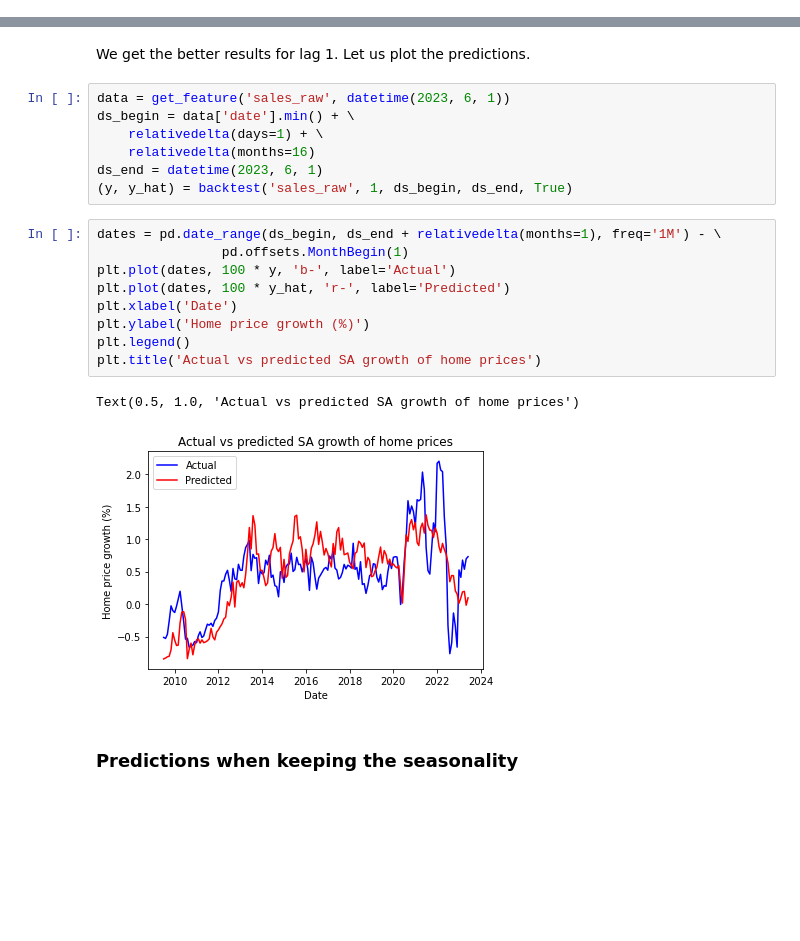
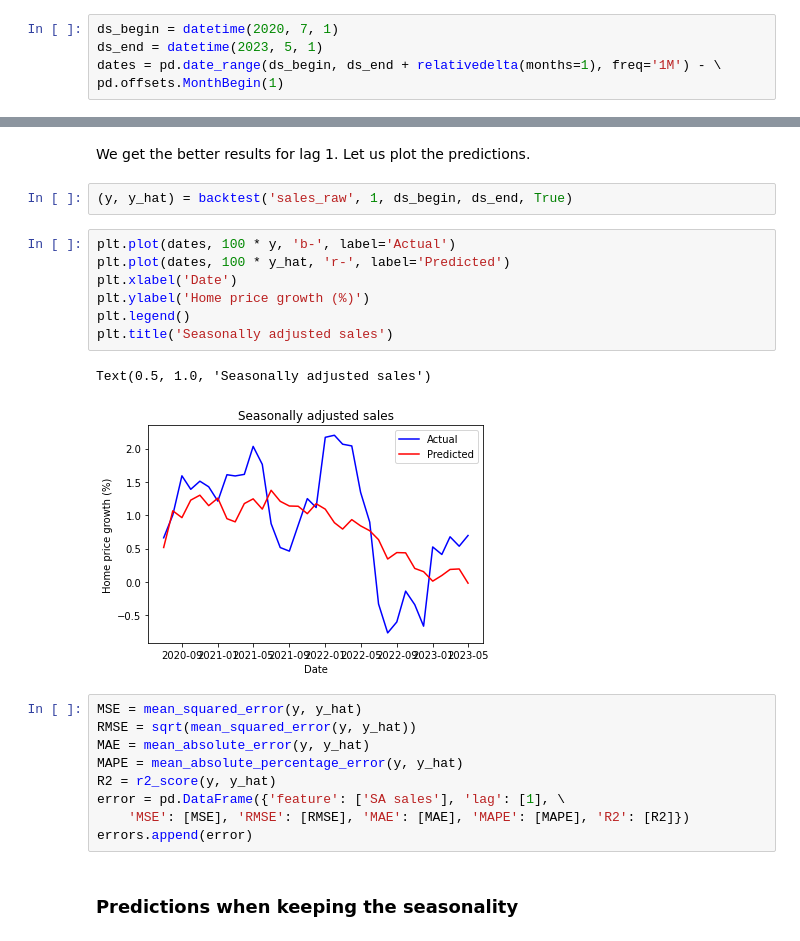
Before and after one commit to ArianeDucellier/forecasting, a Jupyter notebook: linear_regression.ipynb, the cells around one changed output, grey strips where cells are left out. Drawn from its saved outputs; the diff is of its cells as text; blank space fills up the shorter version.

```diff
--- a/linear_regression.ipynb
+++ b/linear_regression.ipynb
@@ -16,3 +16,8 @@ from sklearn.metrics import mean_squared_error, mean_absolute_error, \
     mean_absolute_percentage_error, r2_score
 # %%
 from linear_regression import backtest
+# %%
+ds_begin = datetime(2020, 7, 1)
+ds_end = datetime(2023, 5, 1)
+dates = pd.date_range(ds_begin, ds_end + relativedelta(months=1), freq='1M') - \
+pd.offsets.MonthBegin(1)
@@ -34,24 +41,26 @@ print(error)
 # %% [markdown]
 We get the better results for lag 1. Let us plot the predictions.
 # %%
-data = get_feature('sales_raw', datetime(2023, 6, 1))
-ds_begin = data['date'].min() + \
-    relativedelta(days=1) + \
-    relativedelta(months=16)
-ds_end = datetime(2023, 6, 1)
 (y, y_hat) = backtest('sales_raw', 1, ds_begin, ds_end, True)
 # %%
-dates = pd.date_range(ds_begin, ds_end + relativedelta(months=1), freq='1M') - \
-                pd.offsets.MonthBegin(1)
 plt.plot(dates, 100 * y, 'b-', label='Actual')
 plt.plot(dates, 100 * y_hat, 'r-', label='Predicted')
 plt.xlabel('Date')
 plt.ylabel('Home price growth (%)')
 plt.legend()
-plt.title('Actual vs predicted SA growth of home prices')
+plt.title('Seasonally adjusted sales')
 # %% [output]
-Text(0.5, 1.0, 'Actual vs predicted SA growth of home prices')
+Text(0.5, 1.0, 'Seasonally adjusted sales')
-[figure, old version]
+[figure, new version]
+# %%
+MSE = mean_squared_error(y, y_hat)
+RMSE = sqrt(mean_squared_error(y, y_hat))
+MAE = mean_absolute_error(y, y_hat)
+MAPE = mean_absolute_percentage_error(y, y_hat)
+R2 = r2_score(y, y_hat)
+error = pd.DataFrame({'feature': ['SA sales'], 'lag': [1], \
+    'MSE': [MSE], 'RMSE': [RMSE], 'MAE': [MAE], 'MAPE': [MAPE], 'R2': [R2]})
+errors.append(error)
 # %% [markdown]
 ### Predictions when keeping the seasonality
 # %%
```
Also changed, not shown: parts of 78 cells of this notebook, 3 other files.
